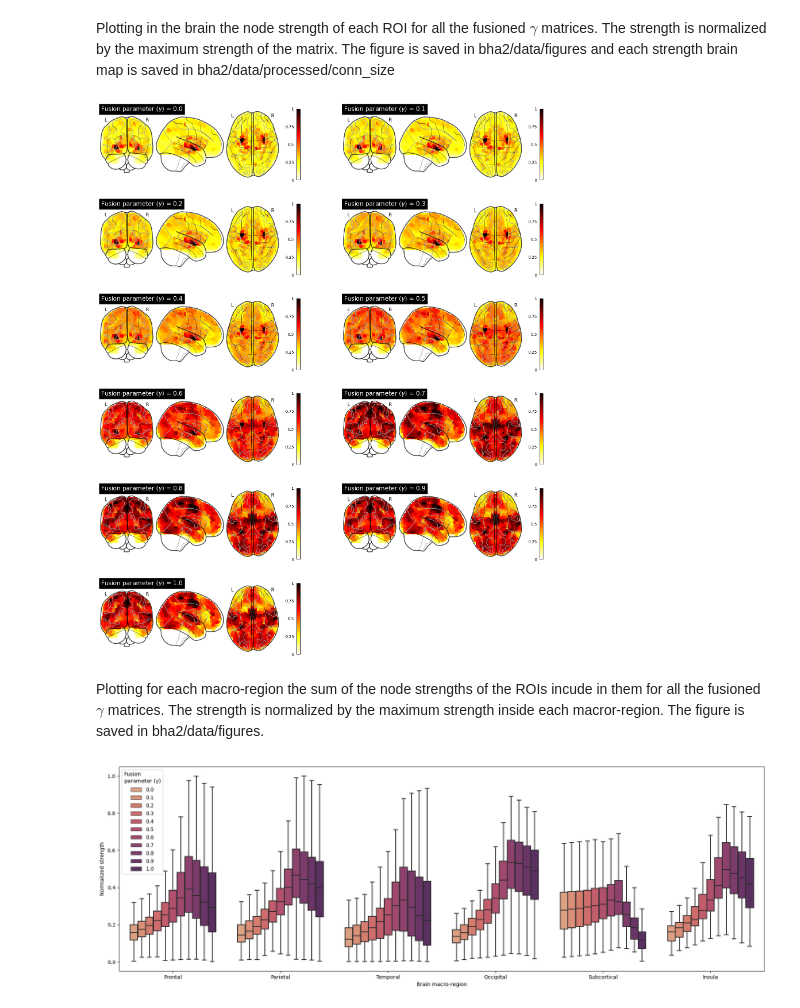
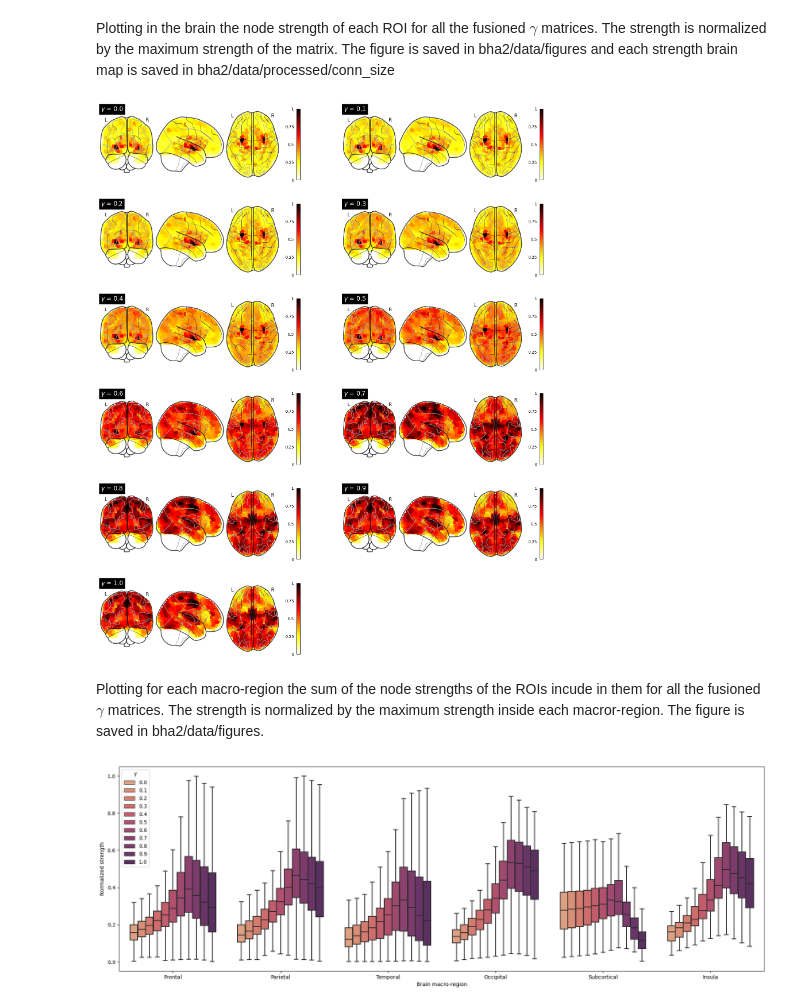
Before and after one commit to compneurobilbao/bha2, a Jupyter notebook: notebooks/02-fussioned-matrices-degree.ipynb, the cells around one changed output. Drawn from its saved outputs; the diff is of its cells as text; code cells hidden in the pictures.

Commit message:
small modifications in figures

```diff
--- a/notebooks/02-fussioned-matrices-degree.ipynb
+++ b/notebooks/02-fussioned-matrices-degree.ipynb
@@ -80,35 +80,35 @@ gammas_vec = [0.0, 0.1, 0.2, 0.3, 0.4, 0.5, 0.6, 0.7, 0.8, 0.9, 1.0]
 for idx, g in enumerate(gammas_vec):
     ax = fig.add_subplot(6, 2, idx + 1)
     gfusion_mat = matrix_fusion(g, fcm_bin, scm_bin)
     strength_fullmat = gfusion_mat.sum(axis=0, dtype=float)
     deg_img = np.zeros(initial_parcellation_data.shape)
     for roi in range(len(strength_fullmat)):
         deg_img[initial_parcellation_data == roi + 1] = strength_fullmat[roi] / np.max(strength_fullmat)
 
     plotting.plot_glass_brain(
         nib.Nifti1Image(deg_img, affine=initial_parcellation.affine),
         colorbar=True,
-        title= "Fusion parameter (" + r"$\gamma$" + ") = " + str(g),
+        title= r"$\gamma$" + " = " + str(g),
         axes=ax,
     )
     plt.savefig(
         os.path.join(project_path, "data", "figures", "gamma_degrees_brain.svg"),
         dpi=300,
         bbox_inches="tight",
         format="svg",
     )
     nib.save(
         nib.Nifti1Image(deg_img, affine=initial_parcellation.affine),
         os.path.join(
             project_path,
             "data",
             "processed",
             "n" + str(conn_size),
             "strength_g_" + str(g) + ".nii.gz",
         ),
     )
 # %% [output]
-[figure, old version]
+[figure, new version]
 # %% [markdown]
 Plotting for each macro-region the sum of the node strengths of the ROIs incude in them for all the fusioned $\gamma$ matrices. The strength is normalized by the maximum strength inside each macror-region. The figure is saved in bha2/data/figures.
 # %%
@@ -138,7 +138,7 @@ for lobe in lobe_list:
 fig = plt.figure(figsize=(22,7))
 df = pd.DataFrame({"Normalized strength": strength_vals, "Brain macro-region": area_name, "gamma": gamma_val})
 sns.boxplot(x="Brain macro-region", y="Normalized strength", hue="gamma", data=df, showfliers=False, palette="flare")
-plt.legend(loc="upper left", title="Fusion \nparameter (" + r"$\gamma$" + ")")
+plt.legend(loc="upper left", title=r"$\gamma$")
 plt.savefig(
         os.path.join(project_path, "data", "figures", "gamma_Normalized strengths_lobules.svg"),
         dpi=300,
@@ -146,4 +146,4 @@ plt.savefig(
         format="svg",
     )
 # %% [output]
-[figure, old version]
+[figure, new version]
```
Also changed, not shown: 4 other files.
